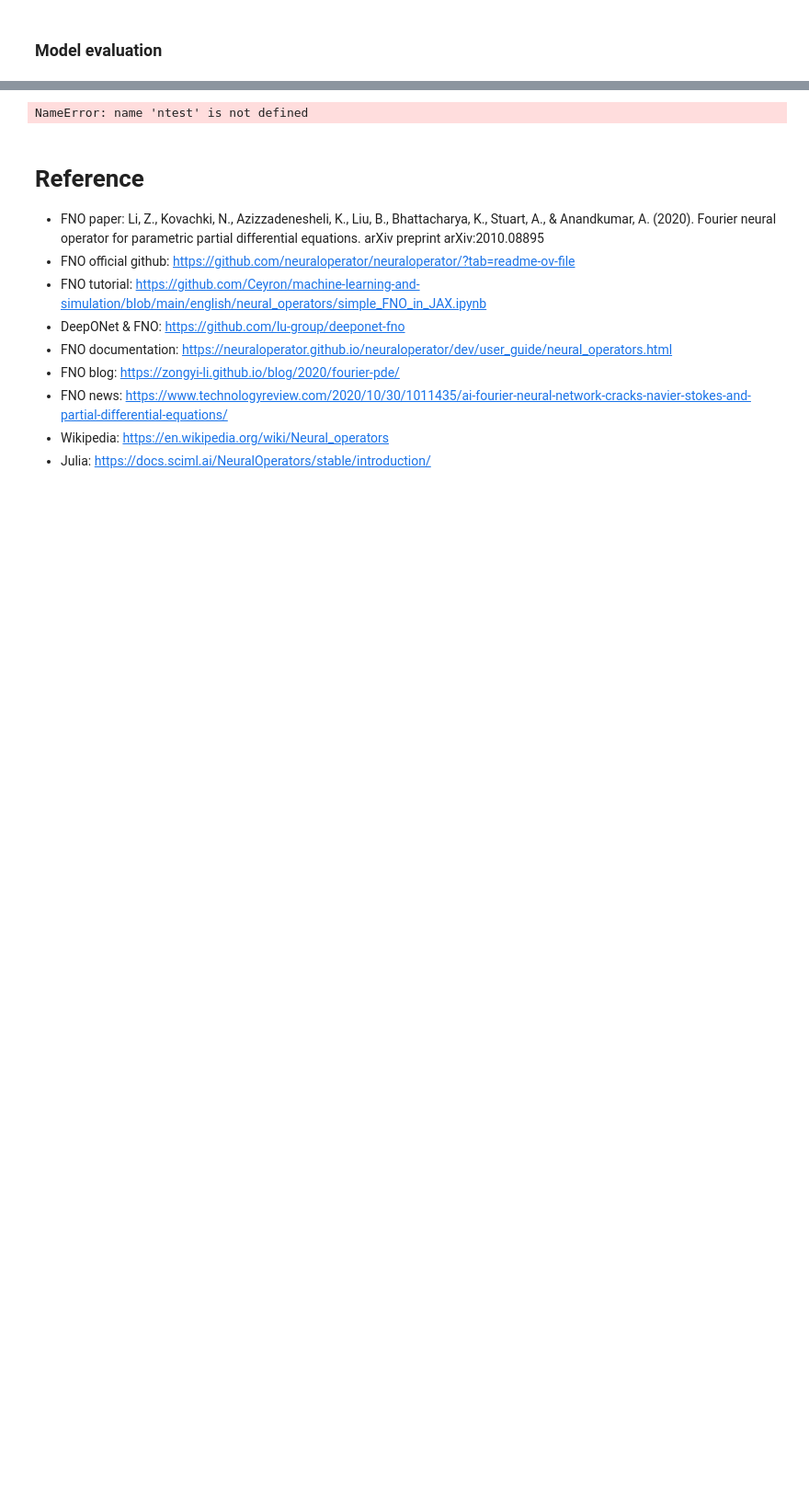
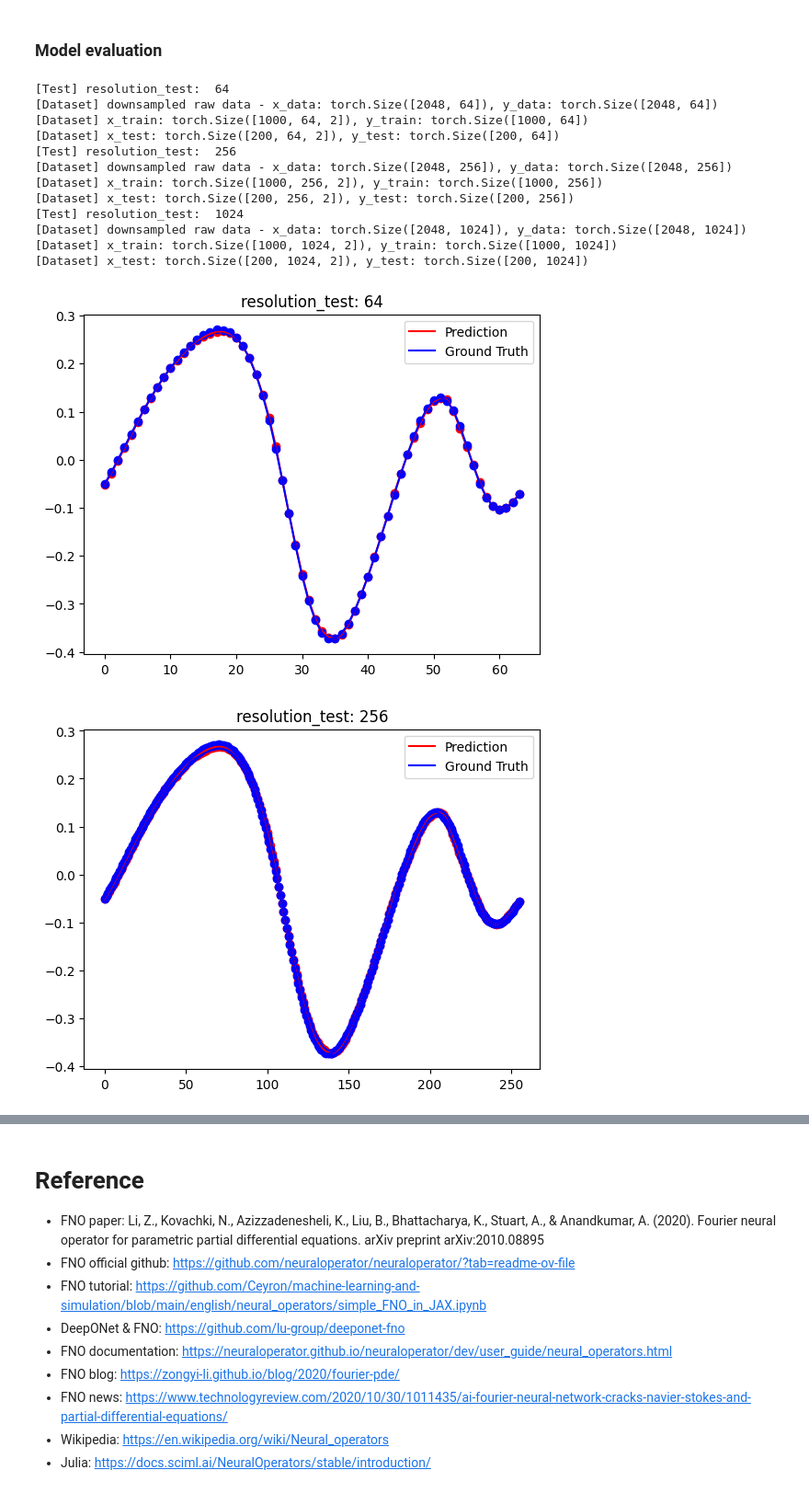
Before and after one commit to xiaoyuxie-vico/Sci-ML-Book, a Jupyter notebook: FNO/FNO-1D/FNO-1D.ipynb, the cells around one changed output, grey strips where cells are left out. Shown at 92% size. Cells and saved outputs as stored; diff of their text form; code cells hidden in the pictures; blank space fills up the shorter version.

```diff
--- a/FNO/FNO-1D/FNO-1D.ipynb
+++ b/FNO/FNO-1D/FNO-1D.ipynb
@@ -297,25 +295,39 @@ plt.yscale('log')
 # %% [markdown]
 ### Model evaluation
 # %%
-resolution_test_list = [64, 256, 1024]
+resolution_test_list = [64, 256, 1024] # resolution for test data, which can be different from the resolution of training data
 
 for resolution_test in resolution_test_list:
+    print('[Test] resolution_test: ', resolution_test)
     sub = cfg.resolution_original // resolution_test
     _, test_loader = prepare_data(raw_data, sub, cfg)
+
     model.eval()
-    # save all predictions and ground truth
     with torch.no_grad():
         for x, y in test_loader:
             x, y = x.cuda(), y.cuda()
-            out = model(x)
-            out = out.cpu().detach().numpy()
-            y = y.cpu().detach().numpy()
+            pred = model(x)
 
     # plot comparison
-    plt.figure(figsize=(12,4))
+    plt.figure()
     plt.plot(pred[0].cpu().numpy(), 'r', label='Prediction')
-    plt.plot(y_test[0].cpu().numpy(), 'b', label='Ground Truth')
-    plt.scatter(np.arange(s), pred[0].cpu().numpy(), c='r')
-    plt.scatter(np.arange(s), y_test[0].cpu().numpy(), c='b')
+    plt.plot(y[0].cpu().numpy(), 'b', label='Ground Truth')
+    plt.scatter(np.arange(resolution_test), pred[0].cpu().numpy(), c='r')
+    plt.scatter(np.arange(resolution_test), y[0].cpu().numpy(), c='b')
     plt.legend(loc='upper right')
-    plt.title(f'test_data_res: {test_data_res}')
+    plt.title(f'resolution_test: {resolution_test}')
+# %% [output]
+[Test] resolution_test:  64
+[Dataset] downsampled raw data - x_data: torch.Size([2048, 64]), y_data: torch.Size([2048, 64])
+[Dataset] x_train: torch.Size([1000, 64, 2]), y_train: torch.Size([1000, 64])
+[Dataset] x_test: torch.Size([200, 64, 2]), y_test: torch.Size([200, 64])
+[Test] resolution_test:  256
+[Dataset] downsampled raw data - x_data: torch.Size([2048, 256]), y_data: torch.Size([2048, 256])
+[Dataset] x_train: torch.Size([1000, 256, 2]), y_train: torch.Size([1000, 256])
+[Dataset] x_test: torch.Size([200, 256, 2]), y_test: torch.Size([200, 256])
+[Test] resolution_test:  1024
+[Dataset] downsampled raw data - x_data: torch.Size([2048, 1024]), y_data: torch.Size([2048, 1024])
+[Dataset] x_train: torch.Size([1000, 1024, 2]), y_train: torch.Size([1000, 1024])
+[Dataset] x_test: torch.Size([200, 1024, 2]), y_test: torch.Size([200, 1024])
+[figure, added]
+[figure, added]
@@ -322,48 +335,3 @@ for resolution_test in resolution_test_list:
-# %%
-dataloader = MatReader(cfg.dataset_path)
-
-# test_data_res_list = [64, 128, 256, 512, 1024, 2048, 4096, 8192]
-test_data_res_list = [64, 256, 1024]
-for test_data_res in test_data_res_list:
-    s = test_data_res
-    sub = 2**13//s
-
-    index = 0
-
-
-    t1 = default_timer()
-    with torch.no_grad():
-        for x, y in test_loader:
-            test_l2 = 0
-            x, y = x.cuda(), y.cuda()
-
-            out = model(x)
-            pred[index] = out.squeeze()
-
-            test_l2 += loss_func(out.view(1, -1), y.view(1, -1)).item()
-            # print(index, test_l2)
-            index = index + 1
-    t2 = default_timer()
-    testing_time = t2-t1
-
-    # plot the first sample
-    plt.figure(figsize=(12,4))
-    plt.plot(pred[0].cpu().numpy(), 'r', label='Prediction')
-    plt.plot(y_test[0].cpu().numpy(), 'b', label='Ground Truth')
-    plt.scatter(np.arange(s), pred[0].cpu().numpy(), c='r')
-    plt.scatter(np.arange(s), y_test[0].cpu().numpy(), c='b')
-    plt.legend(loc='upper right')
-    plt.title(f'test_data_res: {test_data_res}')
-
-    print('x_test', x_test.shape, 'y_test', y_test.shape, 'pred', pred.shape)
-    # scipy.io.savemat('pred/burger_test.mat', mdict={'pred': pred.cpu().numpy()})
-    scipy.io.savemat(save_results_to+'burger_test_'+str(test_data_res)+'.mat',
-                      mdict={'x_test': dataloader.read_field('a')[-ntest:,::sub].numpy(),
-                            'y_test': y_test.numpy(),
-                            'y_pred': pred.cpu().numpy(),
-                            'testing_time': testing_time})
-# %% [output]
-NameError: name 'ntest' is not defined
 # %% [markdown]
 # Reference
 
```
Also changed, not shown: parts of 5 cells of this notebook, 1 other file.
